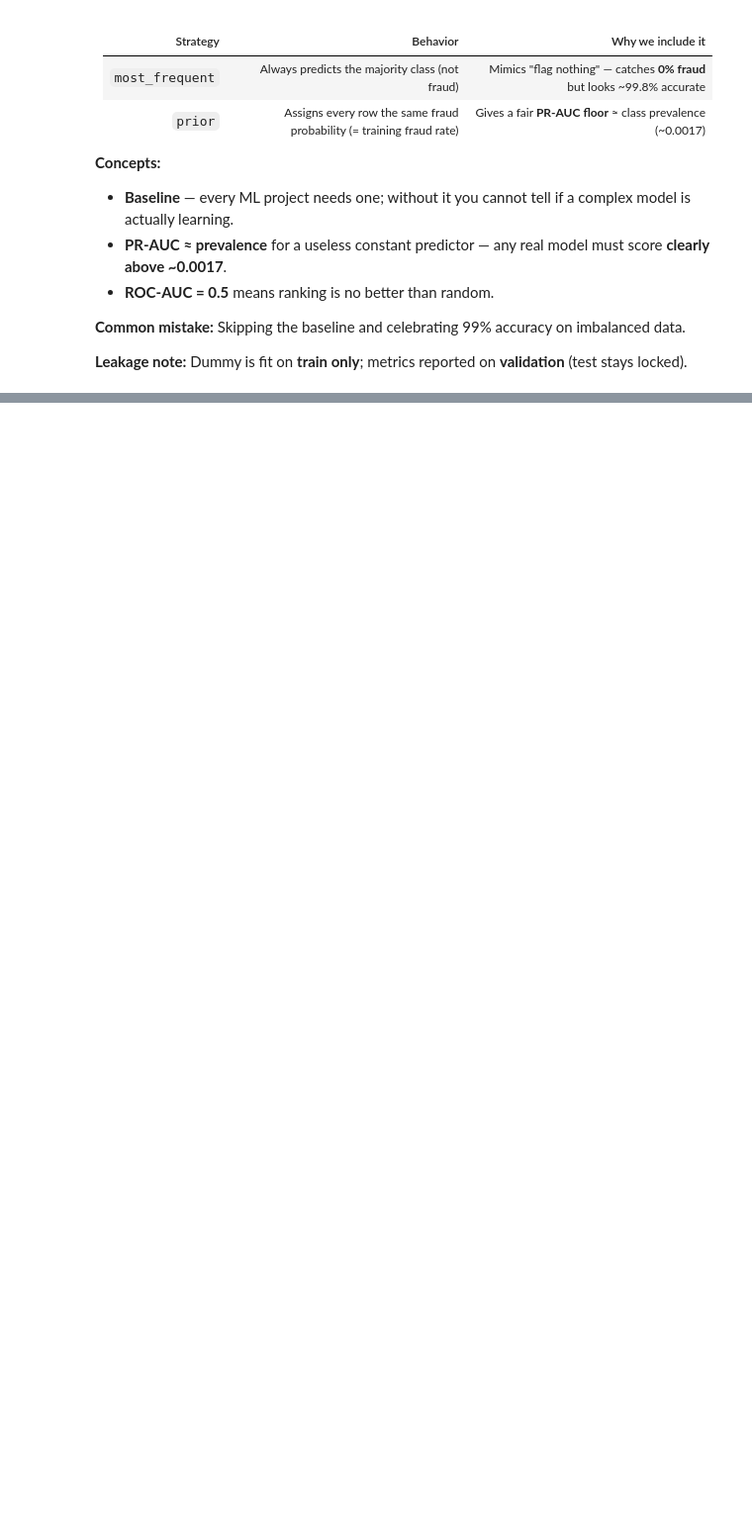
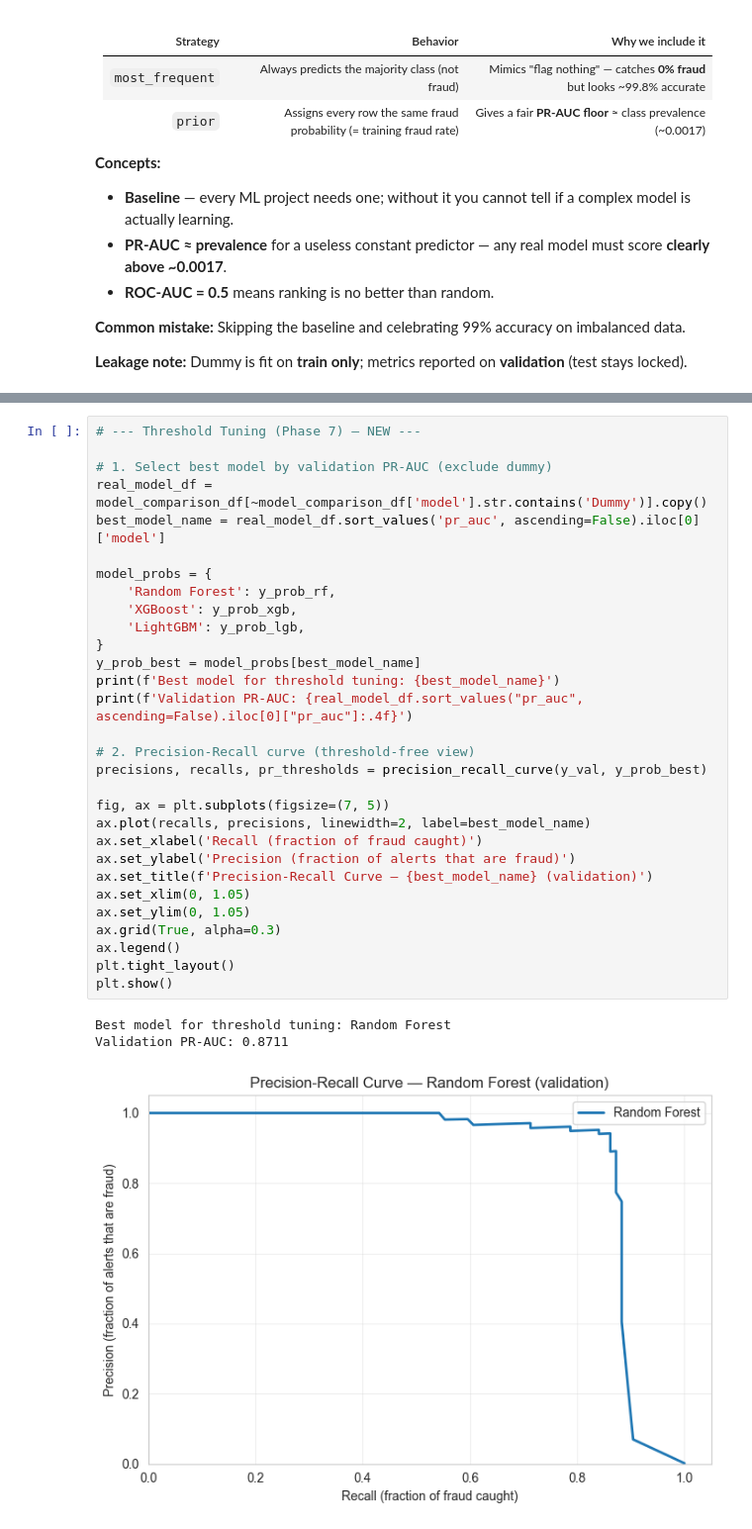
Before and after one commit to yukunl20/fraud-detection, a Jupyter notebook: eda.ipynb, the cells around one changed output, grey strips where cells are left out. Shown at 99% size. Cells and saved outputs as stored; diff of their text form; blank space fills up the shorter version.

```diff
--- a/eda.ipynb
+++ b/eda.ipynb
@@ -794,0 +739,34 @@ Full AUC score 0.957067
+# %%
+# --- Threshold Tuning (Phase 7) — NEW ---
+
+# 1. Select best model by validation PR-AUC (exclude dummy)
+real_model_df = model_comparison_df[~model_comparison_df['model'].str.contains('Dummy')].copy()
+best_model_name = real_model_df.sort_values('pr_auc', ascending=False).iloc[0]['model']
+
+model_probs = {
+    'Random Forest': y_prob_rf,
+    'XGBoost': y_prob_xgb,
+    'LightGBM': y_prob_lgb,
+}
+y_prob_best = model_probs[best_model_name]
+print(f'Best model for threshold tuning: {best_model_name}')
+print(f'Validation PR-AUC: {real_model_df.sort_values("pr_auc", ascending=False).iloc[0]["pr_auc"]:.4f}')
+
+# 2. Precision-Recall curve (threshold-free view)
+precisions, recalls, pr_thresholds = precision_recall_curve(y_val, y_prob_best)
+
+fig, ax = plt.subplots(figsize=(7, 5))
+ax.plot(recalls, precisions, linewidth=2, label=best_model_name)
+ax.set_xlabel('Recall (fraction of fraud caught)')
+ax.set_ylabel('Precision (fraction of alerts that are fraud)')
+ax.set_title(f'Precision-Recall Curve — {best_model_name} (validation)')
+ax.set_xlim(0, 1.05)
+ax.set_ylim(0, 1.05)
+ax.grid(True, alpha=0.3)
+ax.legend()
+plt.tight_layout()
+plt.show()
+# %% [output]
+Best model for threshold tuning: Random Forest
+Validation PR-AUC: 0.8711
+[figure, added]
```
Also changed, not shown: parts of 47 cells of this notebook, 19 other files.
